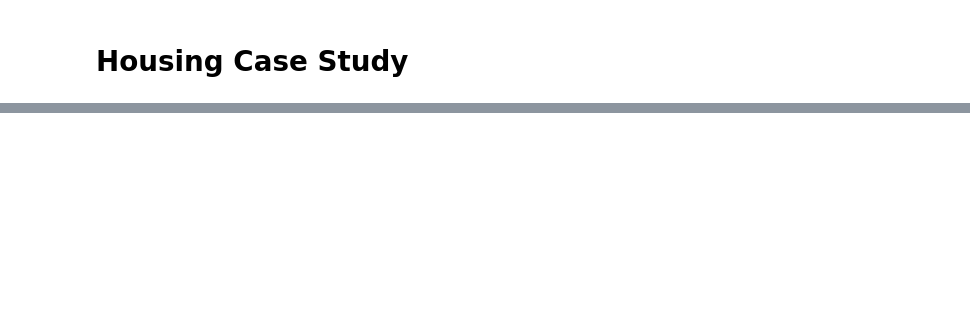
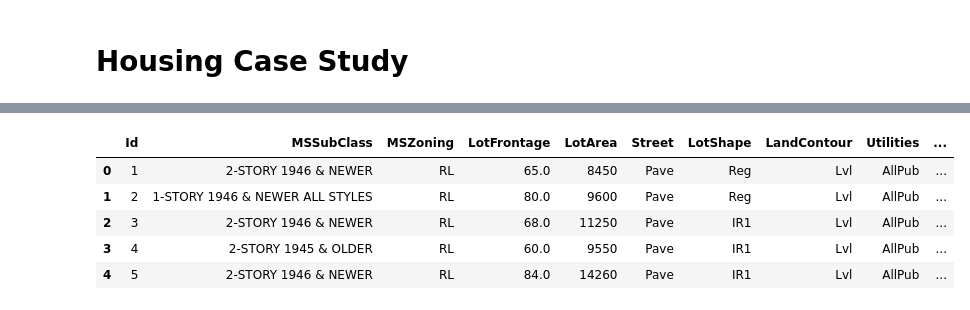
Before and after one commit to ambar-ashish/housing-case-study, a Jupyter notebook: Housing.ipynb, the cells around one changed output, grey strips where cells are left out. Saved outputs shown, nothing was run; the diff lists cells and outputs as text; code cells hidden in the pictures; blank space fills up the shorter version.

```diff
--- a/Housing.ipynb
+++ b/Housing.ipynb
@@ -32,0 +124,6 @@ house_original.head(10)
+# %%
+# Fixing missing values in column LotFrontage, MasVnrArea and GarageYrBlt by imputing data
+
+house['LotFrontage']= house.LotFrontage.fillna(house.LotFrontage.median())
+house['MasVnrArea']= house.MasVnrArea.fillna(house.MasVnrArea.median())
+house['GarageYrBlt']= house.GarageYrBlt.fillna(house.GarageYrBlt.mean())
@@ -32,0 +161,46 @@ house_original.head(10)
+# %%
+#changing num to categorical so as to form these as dummy variables
+house['MSSubClass']=house['MSSubClass'].replace({20:'1-STORY 1946 & NEWER ALL STYLES',30:'1-STORY 1945 & OLDER',40:'1-STORY W/FINISHED ATTIC ALL AGES',
+        45:'1-1/2 STORY - UNFINISHED ALL AGES',
+        50:'1-1/2 STORY FINISHED ALL AGES',
+        60:'2-STORY 1946 & NEWER',
+        70:'2-STORY 1945 & OLDER',
+        75:'2-1/2 STORY ALL AGES',
+        80:'SPLIT OR MULTI-LEVEL',
+        85:'SPLIT FOYER',
+        90:'DUPLEX - ALL STYLES AND AGES',
+       120:'1-STORY PUD (Planned Unit Development) - 1946 & NEWER',
+       150:'1-1/2 STORY PUD - ALL AGES',
+       160:'2-STORY PUD - 1946 & NEWER',
+       180:'PUD - MULTILEVEL - INCL SPLIT LEV/FOYER',
+       190:'2 FAMILY CONVERSION - ALL STYLES AND AGES'})
+
+house['OverallQual']=house['OverallQual'].replace({ 10:'Very Excellent',
+       9:'Excellent',
+       8:'Very Good',
+       7:'Good',
+       6:'Above Average',
+       5:'Average',
+       4:'Below Average',
+       3:'Fair',
+       2:'Poor',
+       1:'Very Poor'})
+house['OverallCond']=house['OverallCond'].replace({ 10:'Very Excellent',
+       9:'Excellent',
+       8:'Very Good',
+       7:'Good',
+       6:'Above Average',
+       5:'Average',
+       4:'Below Average',
+       3:'Fair',
+       2:'Poor',
+       1:'Very Poor'})
+# %%
+house.head()
+# %% [output]
+|  | Id | MSSubClass | MSZoning | LotFrontage | LotArea | Street | LotShape | LandContour | Utilities | ... |
+| 0 | 1 | 2-STORY 1946 & NEWER | RL | 65.0 | 8450 | Pave | Reg | Lvl | AllPub | ... |
+| 1 | 2 | 1-STORY 1946 & NEWER ALL STYLES | RL | 80.0 | 9600 | Pave | Reg | Lvl | AllPub | ... |
+| 2 | 3 | 2-STORY 1946 & NEWER | RL | 68.0 | 11250 | Pave | IR1 | Lvl | AllPub | ... |
+| 3 | 4 | 2-STORY 1945 & OLDER | RL | 60.0 | 9550 | Pave | IR1 | Lvl | AllPub | ... |
+| 4 | 5 | 2-STORY 1946 & NEWER | RL | 84.0 | 14260 | Pave | IR1 | Lvl | AllPub | ... |
```
Also changed, not shown: parts of 13 cells of this notebook.
